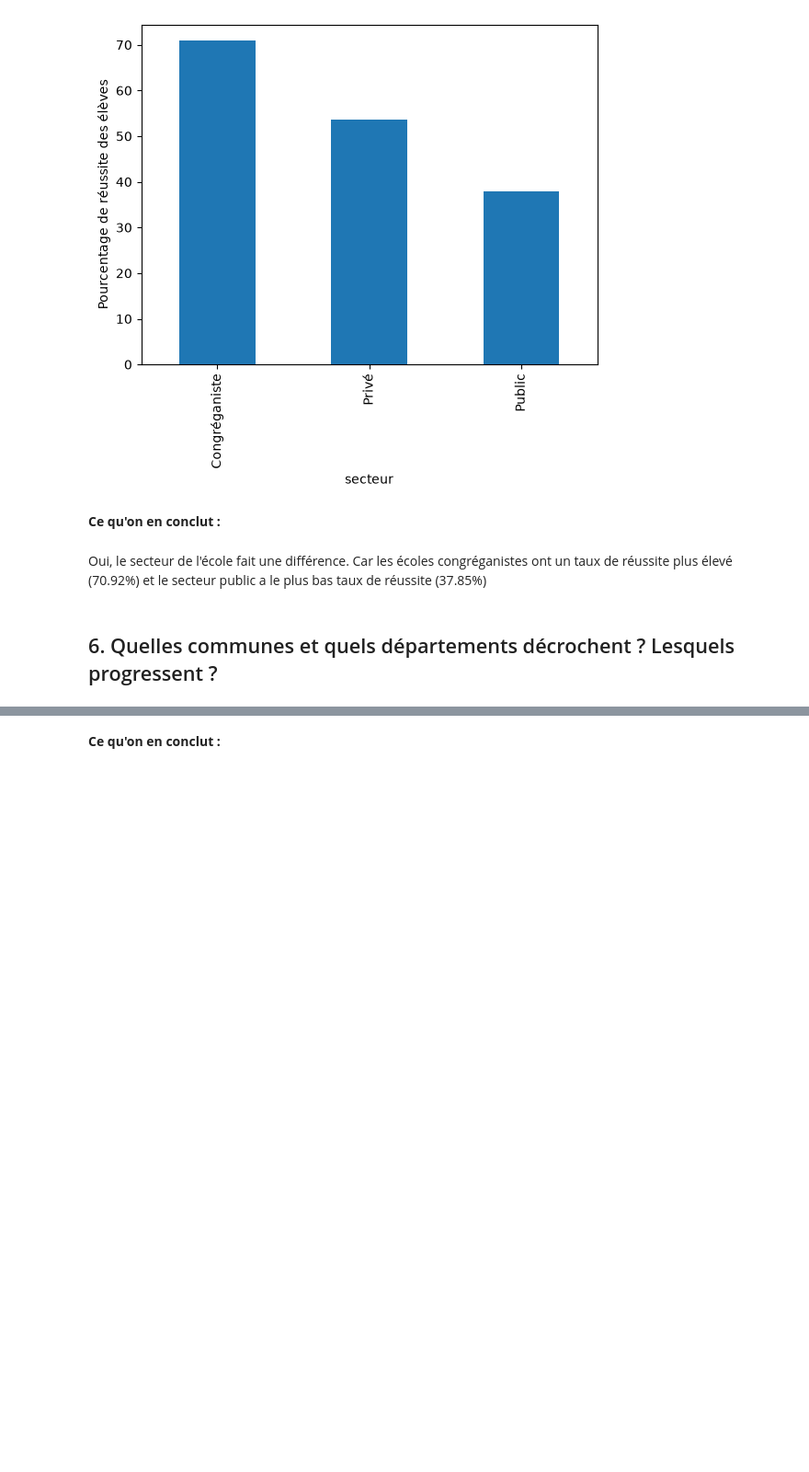
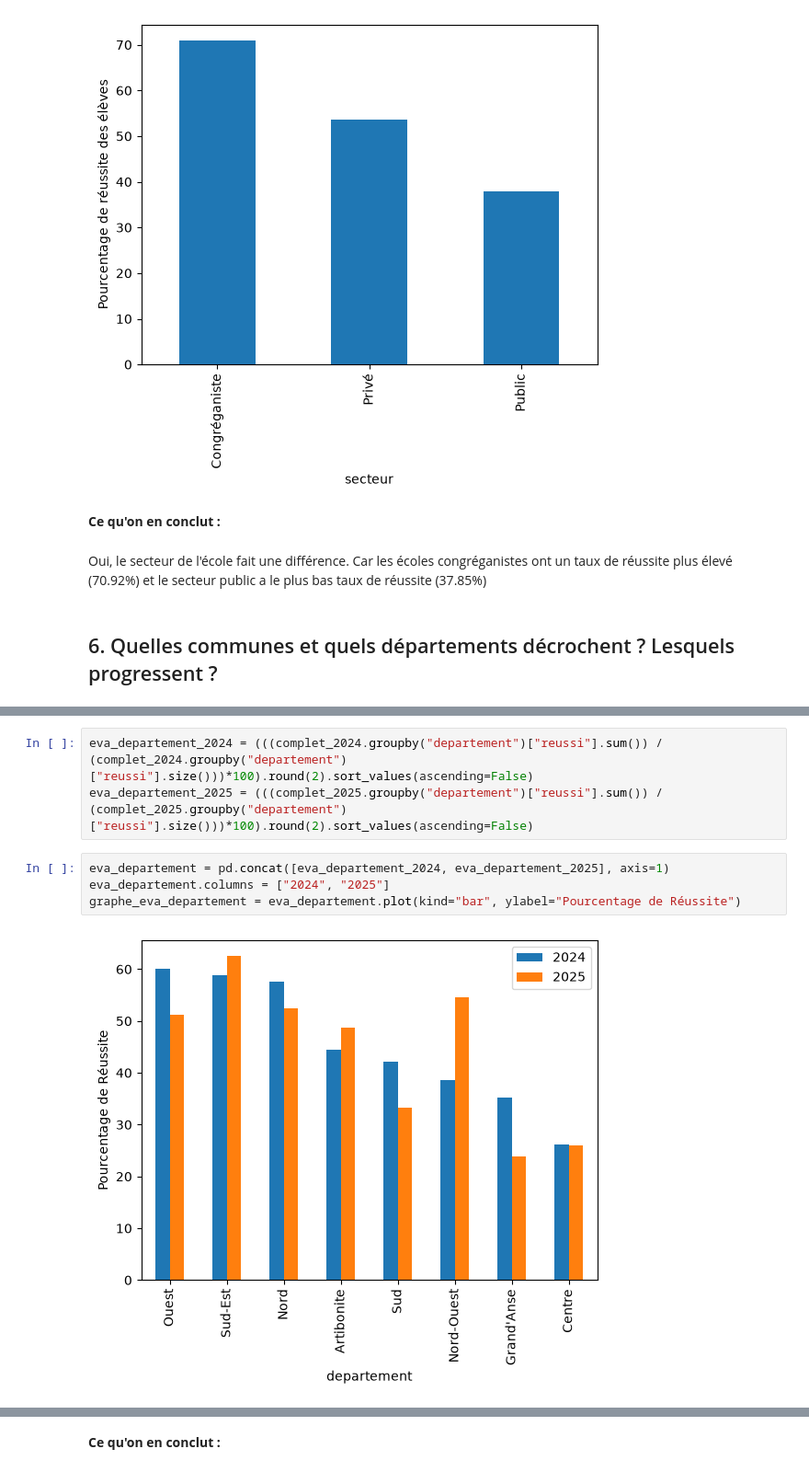
Before and after one commit to beaufilsronkerry/projet-data-examens, a Jupyter notebook: exploration.ipynb, the cells around one changed output, grey strips where cells are left out. Shown at 92% size. Drawn from its saved outputs; the diff is of its cells as text; blank space fills up the shorter version.

```diff
--- a/exploration.ipynb
+++ b/exploration.ipynb
@@ -244,0 +275,9 @@ Oui, le secteur de l'école fait une différence. Car les écoles congréganiste
+# %%
+eva_departement_2024 = (((complet_2024.groupby("departement")["reussi"].sum()) / (complet_2024.groupby("departement")["reussi"].size()))*100).round(2).sort_values(ascending=False)
+eva_departement_2025 = (((complet_2025.groupby("departement")["reussi"].sum()) / (complet_2025.groupby("departement")["reussi"].size()))*100).round(2).sort_values(ascending=False)
+# %%
+eva_departement = pd.concat([eva_departement_2024, eva_departement_2025], axis=1)
+eva_departement.columns = ["2024", "2025"]
+graphe_eva_departement = eva_departement.plot(kind="bar", ylabel="Pourcentage de Réussite")
+# %% [output]
+[figure, added]
```
Also changed, not shown: parts of 18 cells of this notebook, 1 other file.
